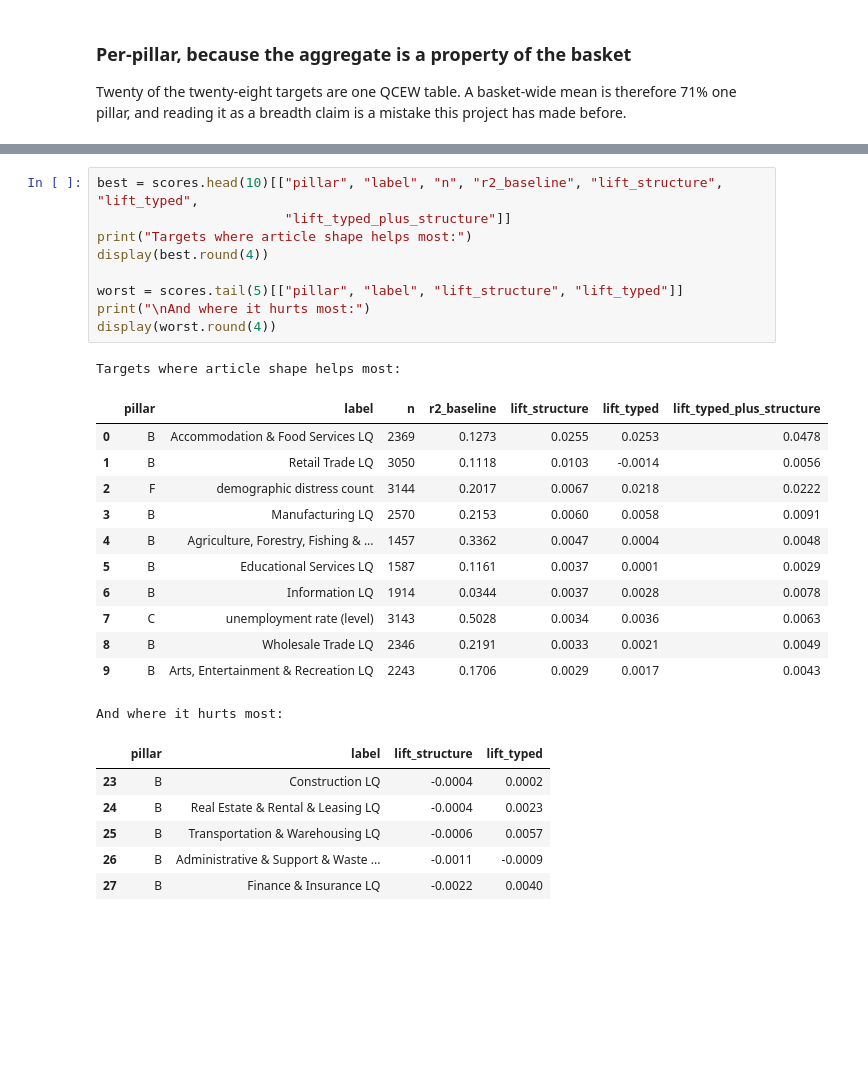
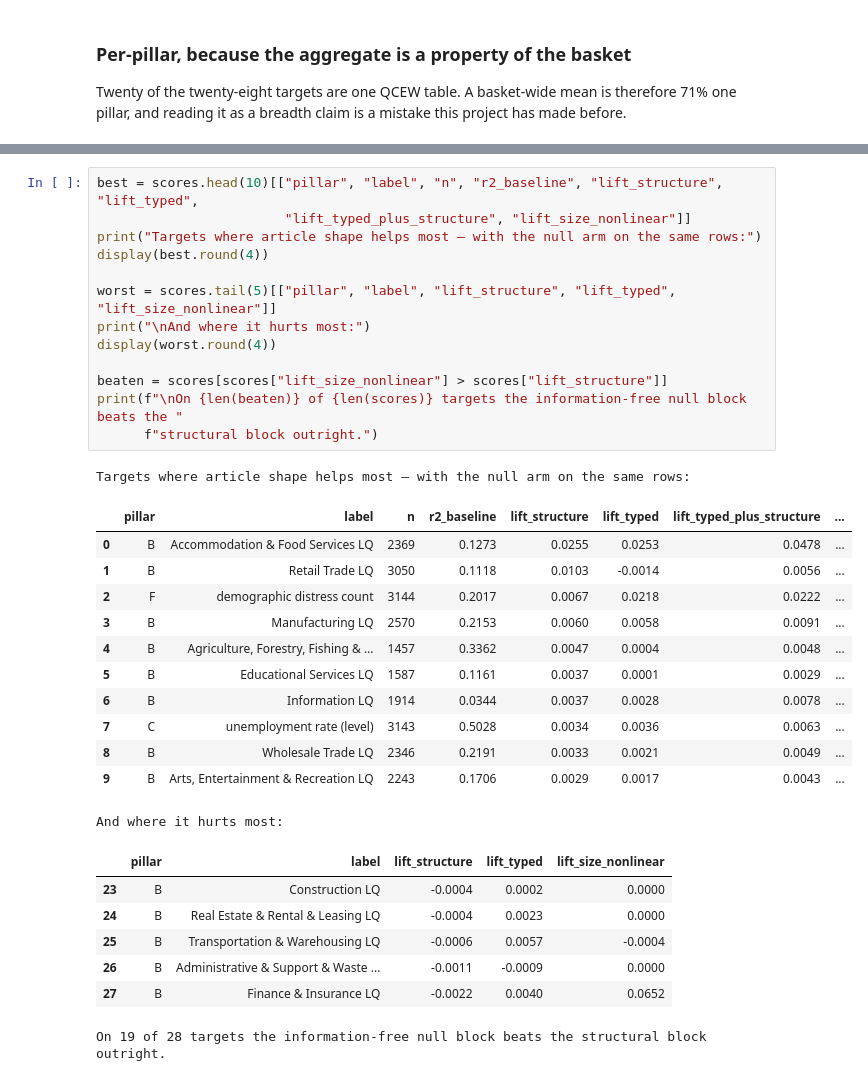
Before and after one commit to Max-Garcia-06/macro_embeddings, a Jupyter notebook: analysis-output/source-a/source_a_structure_round.ipynb, the cells around one changed output, grey strips where cells are left out. Saved outputs shown, nothing was run; the diff lists cells and outputs as text; blank space fills up the shorter version.

```diff
--- a/analysis-output/source-a/source_a_structure_round.ipynb
+++ b/analysis-output/source-a/source_a_structure_round.ipynb
@@ -268,29 +449,34 @@ plt.show()
 # %%
 best = scores.head(10)[["pillar", "label", "n", "r2_baseline", "lift_structure", "lift_typed",
-                        "lift_typed_plus_structure"]]
-print("Targets where article shape helps most:")
+                        "lift_typed_plus_structure", "lift_size_nonlinear"]]
+print("Targets where article shape helps most — with the null arm on the same rows:")
 display(best.round(4))
 
-worst = scores.tail(5)[["pillar", "label", "lift_structure", "lift_typed"]]
+worst = scores.tail(5)[["pillar", "label", "lift_structure", "lift_typed", "lift_size_nonlinear"]]
 print("\nAnd where it hurts most:")
 display(worst.round(4))
+
+beaten = scores[scores["lift_size_nonlinear"] > scores["lift_structure"]]
+print(f"\nOn {len(beaten)} of {len(scores)} targets the information-free null block beats the "
+      f"structural block outright.")
 # %% [output]
-Targets where article shape helps most:
+Targets where article shape helps most — with the null arm on the same rows:
-|  | pillar | label | n | r2_baseline | lift_structure | lift_typed | lift_typed_plus_structure |
-| 0 | B | Accommodation & Food Services LQ | 2369 | 0.1273 | 0.0255 | 0.0253 | 0.0478 |
-| 1 | B | Retail Trade LQ | 3050 | 0.1118 | 0.0103 | -0.0014 | 0.0056 |
-| 2 | F | demographic distress count | 3144 | 0.2017 | 0.0067 | 0.0218 | 0.0222 |
-| 3 | B | Manufacturing LQ | 2570 | 0.2153 | 0.0060 | 0.0058 | 0.0091 |
-| 4 | B | Agriculture, Forestry, Fishing & ... | 1457 | 0.3362 | 0.0047 | 0.0004 | 0.0048 |
-| 5 | B | Educational Services LQ | 1587 | 0.1161 | 0.0037 | 0.0001 | 0.0029 |
-| 6 | B | Information LQ | 1914 | 0.0344 | 0.0037 | 0.0028 | 0.0078 |
-| 7 | C | unemployment rate (level) | 3143 | 0.5028 | 0.0034 | 0.0036 | 0.0063 |
-| 8 | B | Wholesale Trade LQ | 2346 | 0.2191 | 0.0033 | 0.0021 | 0.0049 |
-| 9 | B | Arts, Entertainment & Recreation LQ | 2243 | 0.1706 | 0.0029 | 0.0017 | 0.0043 |
+|  | pillar | label | n | r2_baseline | lift_structure | lift_typed | lift_typed_plus_structure | ... |
+| 0 | B | Accommodation & Food Services LQ | 2369 | 0.1273 | 0.0255 | 0.0253 | 0.0478 | ... |
+| 1 | B | Retail Trade LQ | 3050 | 0.1118 | 0.0103 | -0.0014 | 0.0056 | ... |
+| 2 | F | demographic distress count | 3144 | 0.2017 | 0.0067 | 0.0218 | 0.0222 | ... |
+| 3 | B | Manufacturing LQ | 2570 | 0.2153 | 0.0060 | 0.0058 | 0.0091 | ... |
+| 4 | B | Agriculture, Forestry, Fishing & ... | 1457 | 0.3362 | 0.0047 | 0.0004 | 0.0048 | ... |
+| 5 | B | Educational Services LQ | 1587 | 0.1161 | 0.0037 | 0.0001 | 0.0029 | ... |
+| 6 | B | Information LQ | 1914 | 0.0344 | 0.0037 | 0.0028 | 0.0078 | ... |
+| 7 | C | unemployment rate (level) | 3143 | 0.5028 | 0.0034 | 0.0036 | 0.0063 | ... |
+| 8 | B | Wholesale Trade LQ | 2346 | 0.2191 | 0.0033 | 0.0021 | 0.0049 | ... |
+| 9 | B | Arts, Entertainment & Recreation LQ | 2243 | 0.1706 | 0.0029 | 0.0017 | 0.0043 | ... |
 And where it hurts most:
-|  | pillar | label | lift_structure | lift_typed |
-| 23 | B | Construction LQ | -0.0004 | 0.0002 |
-| 24 | B | Real Estate & Rental & Leasing LQ | -0.0004 | 0.0023 |
-| 25 | B | Transportation & Warehousing LQ | -0.0006 | 0.0057 |
-| 26 | B | Administrative & Support & Waste ... | -0.0011 | -0.0009 |
-| 27 | B | Finance & Insurance LQ | -0.0022 | 0.0040 |
+|  | pillar | label | lift_structure | lift_typed | lift_size_nonlinear |
+| 23 | B | Construction LQ | -0.0004 | 0.0002 | 0.0000 |
+| 24 | B | Real Estate & Rental & Leasing LQ | -0.0004 | 0.0023 | 0.0000 |
+| 25 | B | Transportation & Warehousing LQ | -0.0006 | 0.0057 | -0.0004 |
+| 26 | B | Administrative & Support & Waste ... | -0.0011 | -0.0009 | 0.0000 |
+| 27 | B | Finance & Insurance LQ | -0.0022 | 0.0040 | 0.0652 |
+On 19 of 28 targets the information-free null block beats the structural block outright.
```
Also changed, not shown: parts of 14 cells of this notebook, 1 other file.
